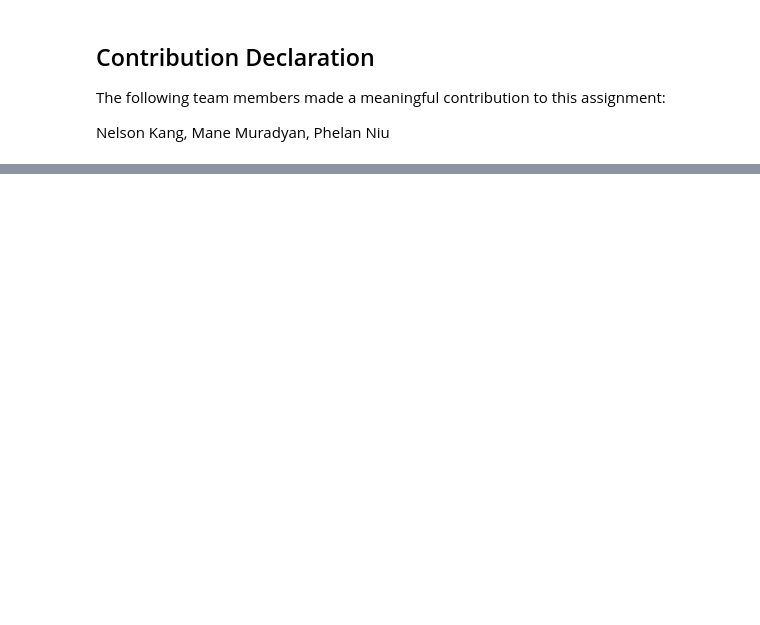
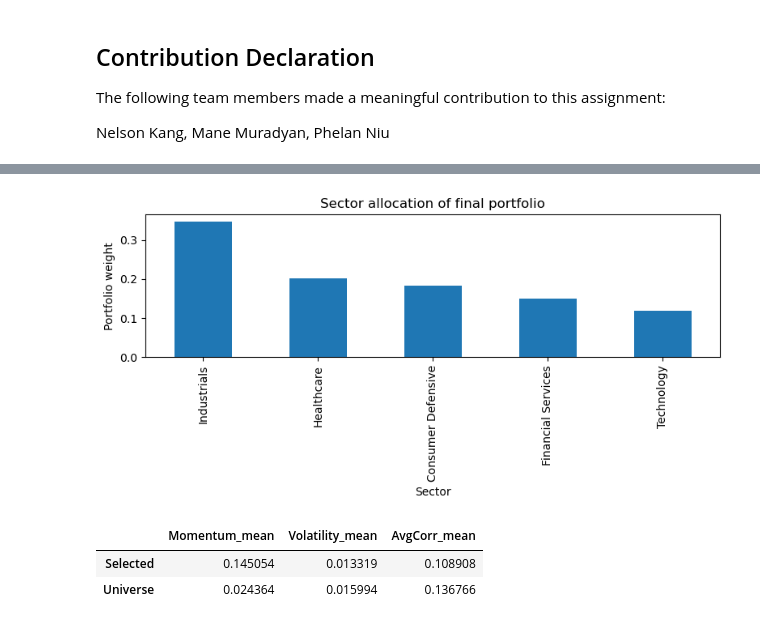
Before and after one commit to Ollienel777/MarketBeat_CFM, a Jupyter notebook: Team_17_Assignment.ipynb, the cells around one changed output, grey strips where cells are left out. Drawn from its saved outputs; the diff is of its cells as text; code cells hidden in the pictures; blank space fills up the shorter version.

```diff
--- a/Team_17_Assignment.ipynb
+++ b/Team_17_Assignment.ipynb
@@ -415,0 +448,5 @@ dtype: float64
+# %%
+unscaled_portfolio_final, meta_scored, selected_stocks = run_raam_simple("Tickers_file.csv")
+
+display(selected_stocks)
+display(unscaled_portfolio_final)
@@ -415,0 +527,28 @@ dtype: float64
+# %%
+# sector allocation bar chart
+sector_weights = Portfolio_Final.groupby("Sector")["Weight"].sum().sort_values(ascending=False)
+
+plt.figure(figsize=(8, 4))
+sector_weights.plot(kind="bar")
+plt.ylabel("Portfolio weight")
+plt.title("Sector allocation of final portfolio")
+plt.tight_layout()
+plt.show()
+
+# factor comparison: selected vs full universe
+selected_tickers = set(Portfolio_Final["Ticker"])
+selected = meta_scored[meta_scored["Ticker"].isin(selected_tickers)]
+universe = meta_scored
+
+stats_table = pd.DataFrame({
+    "Momentum_mean": [selected["Momentum"].mean(), universe["Momentum"].mean()],
+    "Volatility_mean": [selected["Volatility"].mean(), universe["Volatility"].mean()],
+    "AvgCorr_mean": [selected["AvgCorr"].mean(), universe["AvgCorr"].mean()],
+    }, index=["Selected", "Universe"])
+
+display(stats_table)
+# %% [output]
+[figure, added]
+|  | Momentum_mean | Volatility_mean | AvgCorr_mean |
+| Selected | 0.145054 | 0.013319 | 0.108908 |
+| Universe | 0.024364 | 0.015994 | 0.136766 |
```
Also changed, not shown: parts of 18 cells of this notebook.
